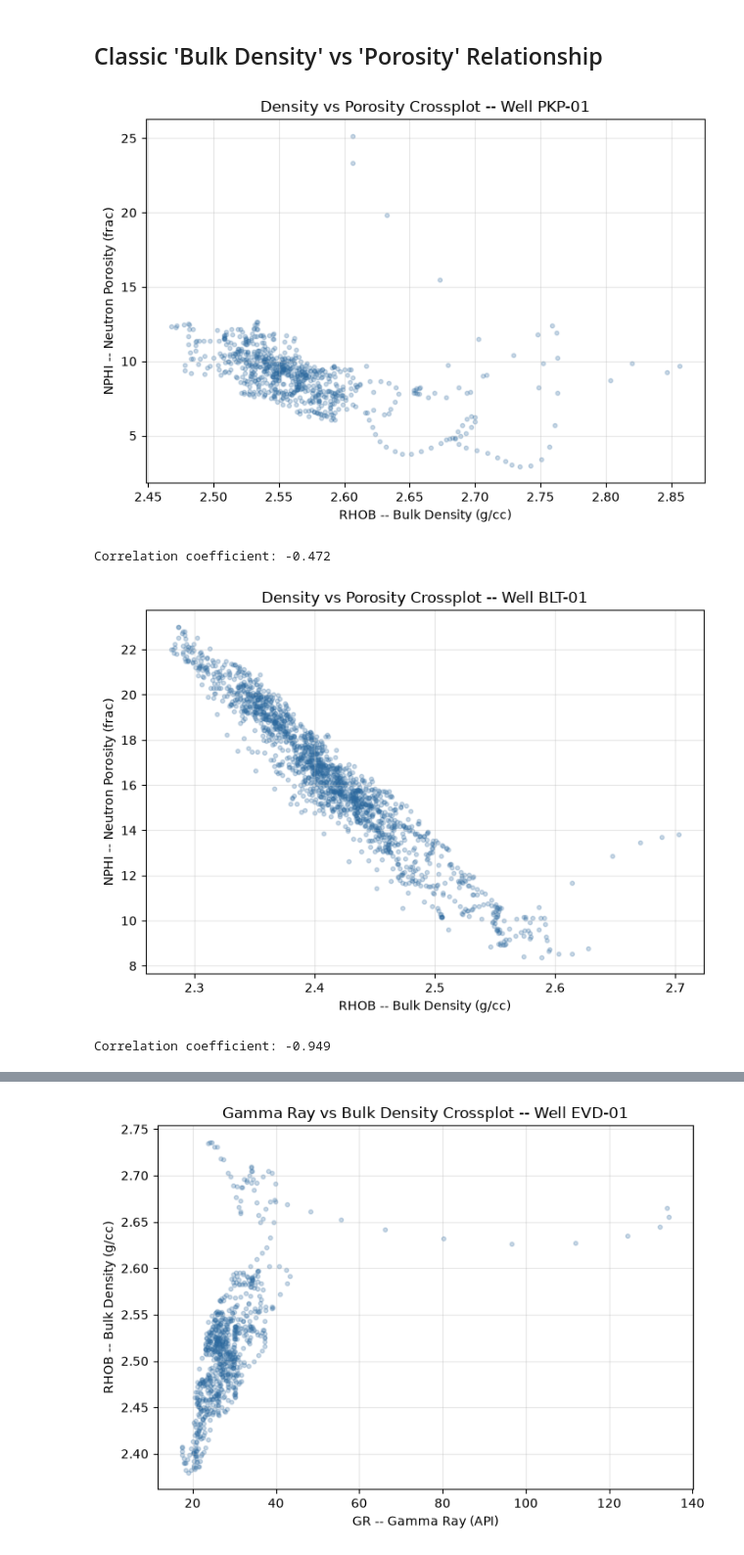
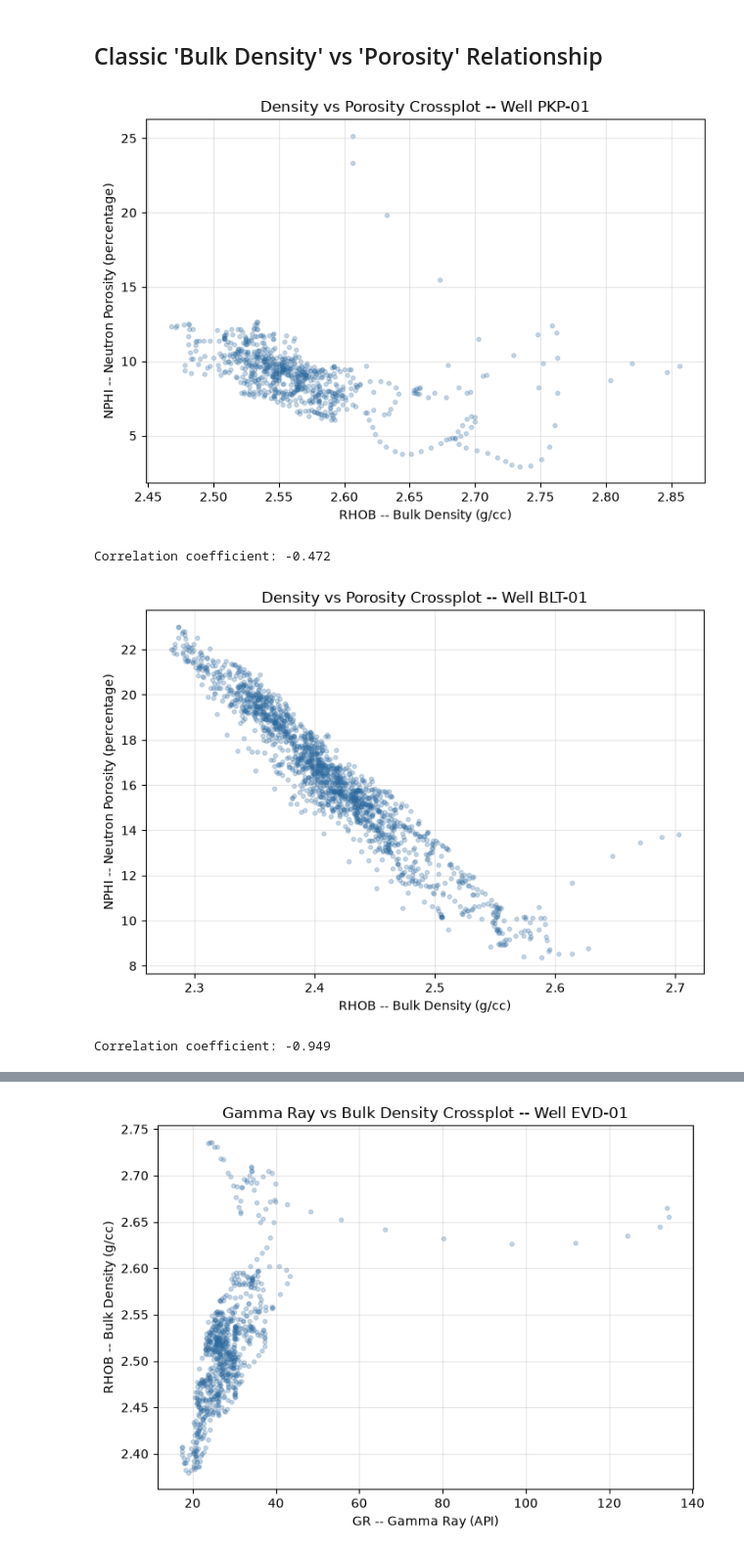
Before and after one commit to sadaraka-kadi/probable-eureka, a Jupyter notebook: notebooks/02_ml_work_flow.ipynb, the cells around one changed output, grey strips where cells are left out. Shown at 98% size. Drawn from its saved outputs; the diff is of its cells as text; code cells hidden in the pictures.

```diff
--- a/notebooks/02_ml_work_flow.ipynb
+++ b/notebooks/02_ml_work_flow.ipynb
@@ -144,19 +146,19 @@ This  is a list of all the wells: ['JUT-01', 'EVD-01', 'PKP-01', 'BLT-01']
 # %%
 for well_id in well_list:
     if df[df['well_id'] == well_id]["bulk_density_gcc"].notna().any() and df[df['well_id'] == well_id]["porosity_pct"].notna().any():
         fig, ax = plt.subplots(figsize=(7, 5))
         ax.scatter(df[df["well_id"] == well_id]["bulk_density_gcc"], df[df['well_id'] == well_id]["porosity_pct"], alpha=0.25, s=10, color="#2d6a9f")
         ax.set_xlabel("RHOB -- Bulk Density (g/cc)")
-        ax.set_ylabel("NPHI -- Neutron Porosity (frac)")
+        ax.set_ylabel("NPHI -- Neutron Porosity (percentage)")
         ax.set_title(f"Density vs Porosity Crossplot -- Well {well_id}")
         ax.grid(True, alpha=0.3)
         plt.tight_layout()
         plt.show()
         print("Correlation coefficient:", round(df[df["well_id"] == well_id]["bulk_density_gcc"].corr(df[df["well_id"] == well_id]["porosity_pct"]), 3))
 # %% [output]
-[figure, old version]
+[figure, new version]
 Correlation coefficient: -0.472
-[figure, old version]
+[figure, new version]
 Correlation coefficient: -0.949
 # %%
 for well_id in well_list:
```
Also changed, not shown: parts of 6 cells of this notebook, 2 other files.
